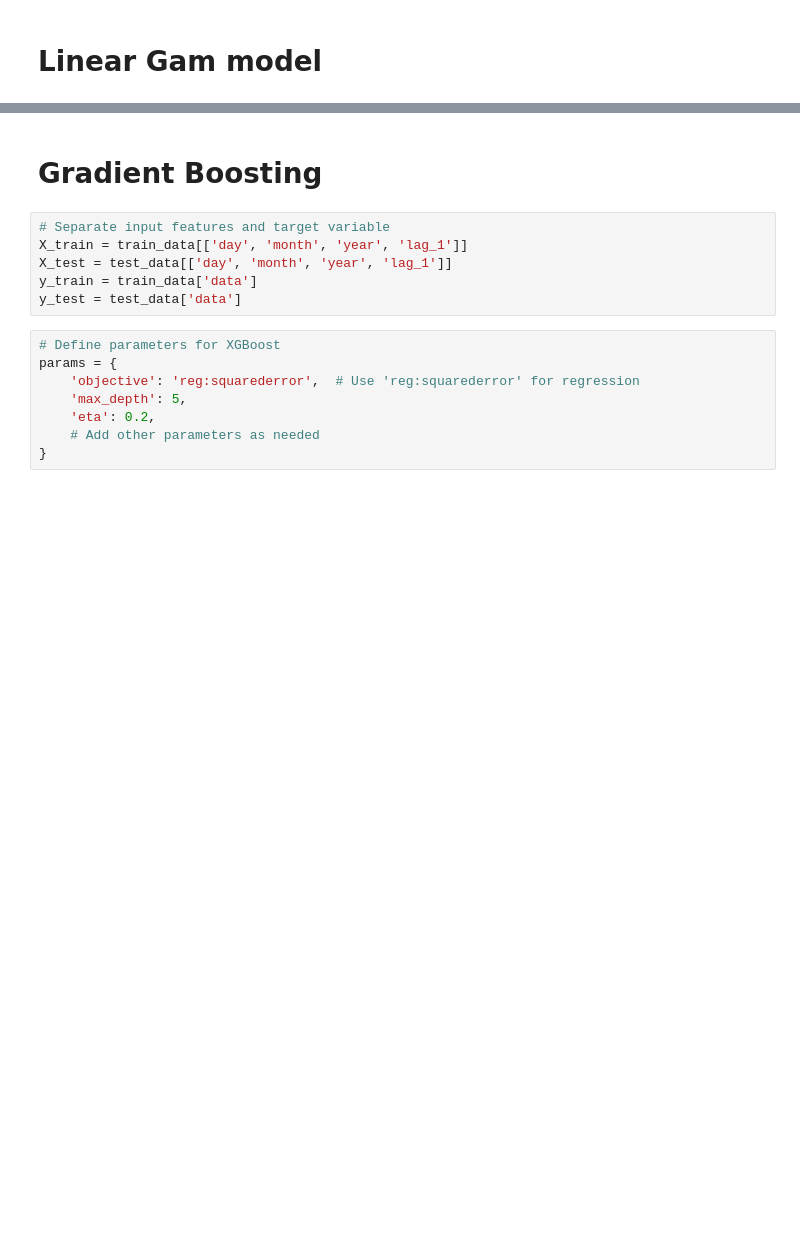
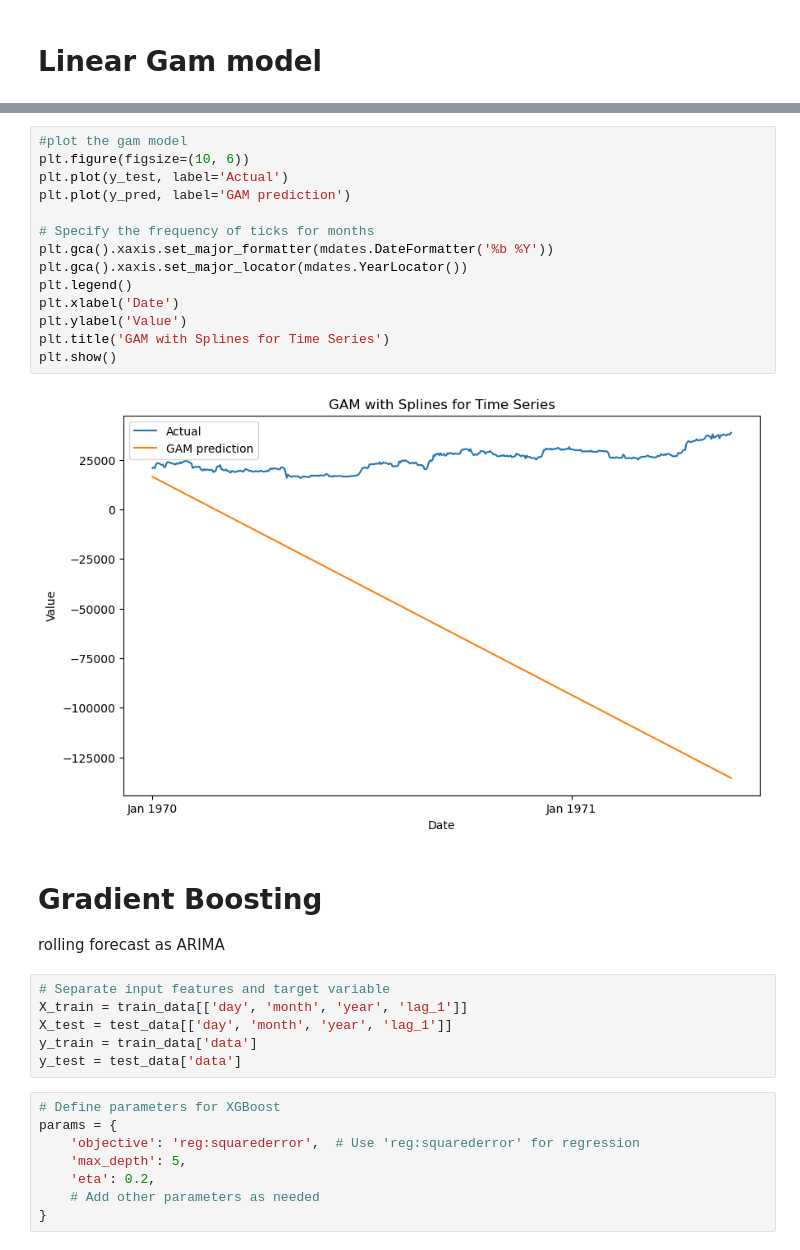
Before and after one commit to Action52/TimeSeriesAnalysis, a Jupyter notebook: Bitcoin-USD_full.ipynb, the cells around one changed output, grey strips where cells are left out. Saved outputs shown, nothing was run; the diff lists cells and outputs as text; blank space fills up the shorter version.

```diff
--- a/Bitcoin-USD_full.ipynb
+++ b/Bitcoin-USD_full.ipynb
@@ -412,5 +319,22 @@ plt.show()
+# %%
+#plot the gam model
+plt.figure(figsize=(10, 6))
+plt.plot(y_test, label='Actual')
+plt.plot(y_pred, label='GAM prediction')
+
+# Specify the frequency of ticks for months
+plt.gca().xaxis.set_major_formatter(mdates.DateFormatter('%b %Y'))
+plt.gca().xaxis.set_major_locator(mdates.YearLocator())
+plt.legend()
+plt.xlabel('Date')
+plt.ylabel('Value')
+plt.title('GAM with Splines for Time Series')
+plt.show()
+# %% [output]
+[figure, added]
 # %% [markdown]
 # Gradient Boosting
+ rolling forecast as ARIMA
 # %%
 # Separate input features and target variable
 X_train = train_data[['day', 'month', 'year', 'lag_1']]
```
Also changed, not shown: parts of 19 cells of this notebook.
